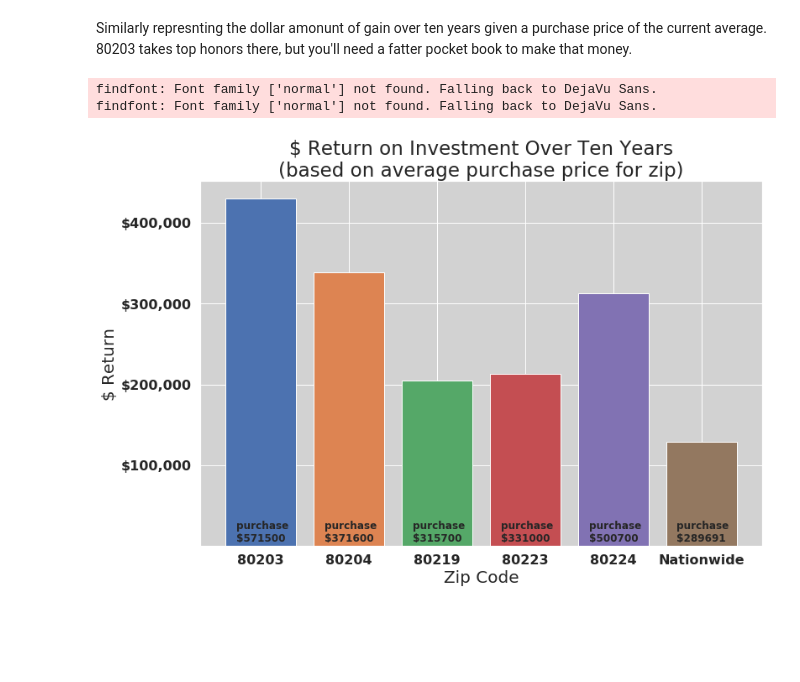
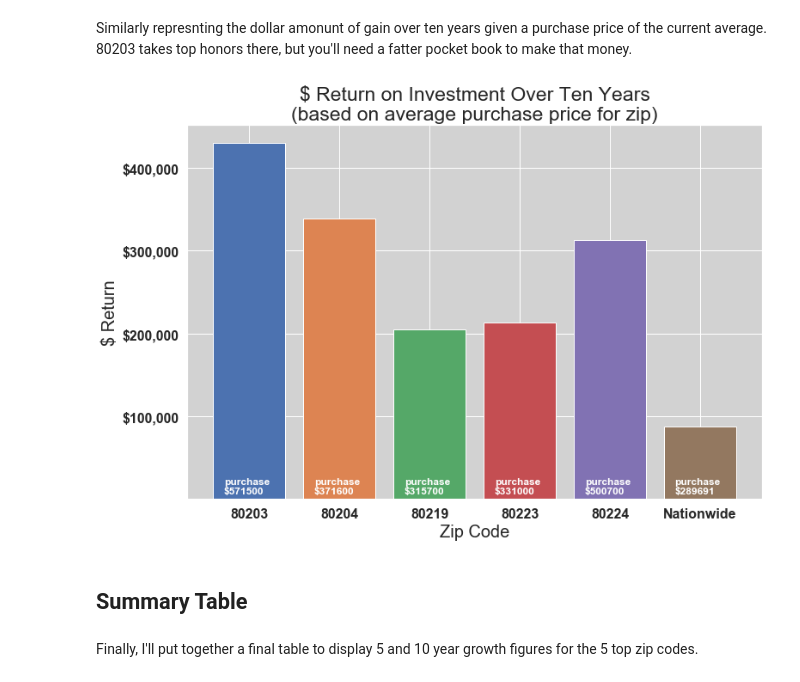
Before and after one commit to terryollila/dsc-mod-4-project-online-ds-ft-100719, a Jupyter notebook: student.ipynb, the cells around one changed output. Drawn from its saved outputs; the diff is of its cells as text; code cells hidden in the pictures; blank space fills up the shorter version.

```diff
--- a/student.ipynb
+++ b/student.ipynb
@@ -1209,7 +1201,7 @@ all_zip_models.to_csv('all_zip_models_113.csv')
 # %% [markdown]
 Below is for when I'm running off a csv, so I don't have to re-make that dataframe every time I re-run the notebook.
 # %%
-# all_zip_models = pd.read_csv('all_zip_models_113.csv')
+all_zip_models = pd.read_csv('all_zip_models_113.csv')
 # %%
 all_zip_models.head()
 # %% [output]
@@ -1493,36 +1506,41 @@ Similarly represnting the dollar amonunt of gain over ten years given a purchase
 # Since I made 80204 oroange before, it will be too confusing to make it
 # orange now, and I don't want to go into making a specific assignment again.
 
 # Define the national increase
-nat_net = fc[-1] - fc[0]
+# nat_net = fc[-1] - fc[0]
+nat_net = (all_zip_ranked['10_Year'].mean() - all_zip_ranked['2018-04-01'].mean())
 
 # Create the graph
 fig, ax = plt.subplots(figsize = (12,8))
 plt.title('$ Return on Investment Over Ten Years\n(based on average purchase price for zip)',
           fontsize = 23)
 i=0
 for azip in top_list:
     gain_start = top_zips[top_zips['Zip'] == azip]['2018-04-01']
     gain_end = top_zips[top_zips['Zip'] == azip]['10_Year']
     dol_gain = top_zips[top_zips['Zip'] == azip]['10_Year'] - top_zips[
         top_zips['Zip'] == azip]['2018-04-01']
     ax.bar(str(azip), dol_gain)
-    plt.annotate(str(f'purchase\n${int(gain_start)}'), (i-.28,6000), fontsize = 12)
+    plt.annotate(str(f'purchase\n${int(gain_start)}'), (i-.28,6000),
+                 color = 'white', fontsize = 12)
     i += 1
 
 plt.bar('Nationwide', nat_net)
 plt.yticks(ticks = [100000, 200000, 300000, 400000], labels = ('$100,000',
                                                                '$200,000',
                                                                '$300,000',
                                                                '$400,000'))
 plt.ylim(0)
 plt.ylabel('$ Return', fontsize = 20)
 plt.xlabel('Zip Code', fontsize = 20)
-plt.annotate(f'purchase\n${int(fc[0])}', (5-.28,6000), fontsize = 12)
+plt.annotate(f'purchase\n${int(fc[0])}', (5-.28,6000),
+             fontsize = 12, color = 'white')
 plt.tick_params(axis="x", labelsize=16)
 plt.tick_params(axis="y", labelsize=16)
 plt.show()
 # %% [output]
-findfont: Font family ['normal'] not found. Falling back to DejaVu Sans.
-findfont: Font family ['normal'] not found. Falling back to DejaVu Sans.
-[figure, old version]
+[figure, new version]
+# %% [markdown]
+## Summary Table
+# %% [markdown]
+Finally, I'll put together a final table to display 5 and 10 year growth figures for the 5 top zip codes.
```
Also changed, not shown: parts of 50 cells of this notebook, 9 other files.
